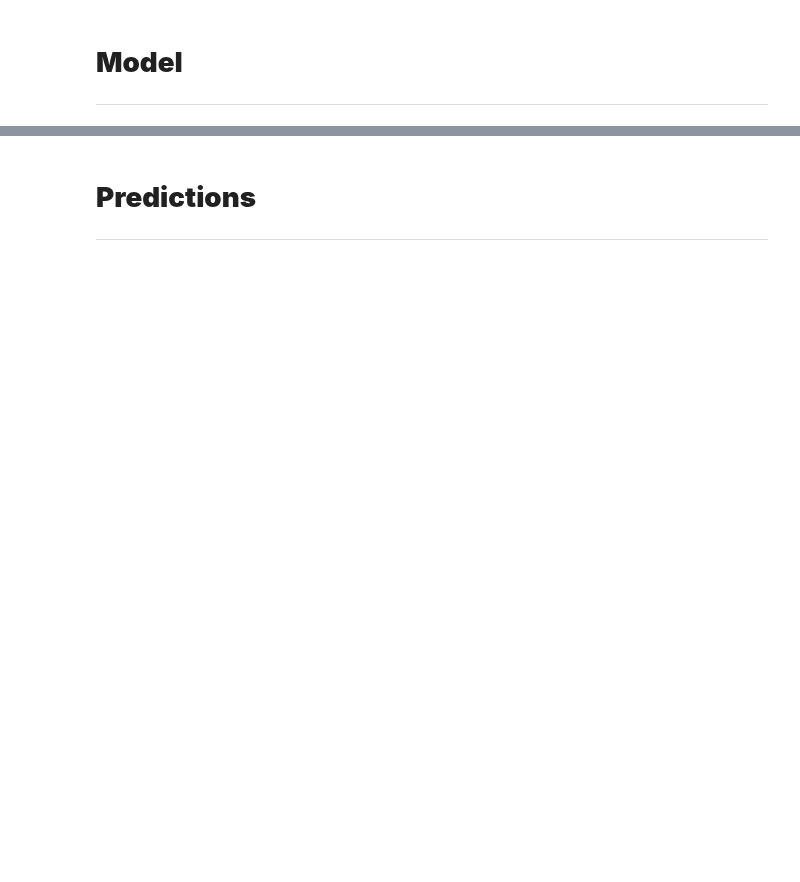
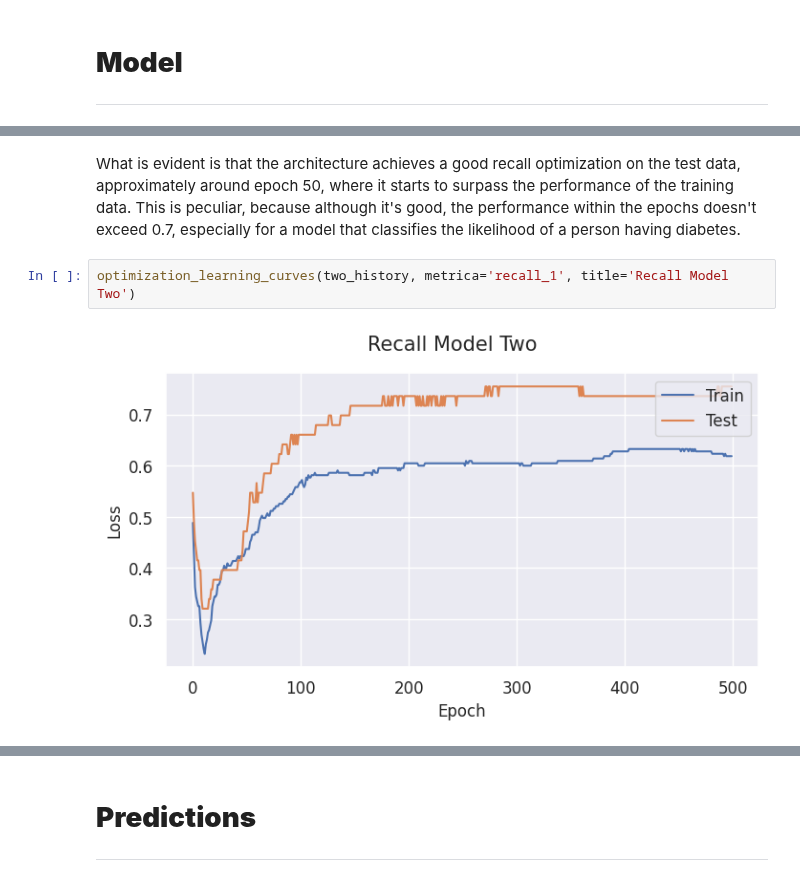
Before and after one commit to Kaiziferr/deep_learning, a Jupyter notebook: multilayer_perceptron/01_neural_network_diabetes.ipynb, the cells around one changed output, grey strips where cells are left out. Saved outputs shown, nothing was run; the diff lists cells and outputs as text; blank space fills up the shorter version.

```diff
--- a/multilayer_perceptron/01_neural_network_diabetes.ipynb
+++ b/multilayer_perceptron/01_neural_network_diabetes.ipynb
@@ -562,0 +346,6 @@ Ambos modelos tienen un rendimiento bueno en la detección de la clase positiva,
+# %% [markdown]
+What is evident is that the architecture achieves a good recall optimization on the test data, approximately around epoch 50, where it starts to surpass the performance of the training data. This is peculiar, because although it's good, the performance within the epochs doesn't exceed 0.7, especially for a model that classifies the likelihood of a person having diabetes.
+# %%
+optimization_learning_curves(two_history, metrica='recall_1', title='Recall Model Two')
+# %% [output]
+[figure, added]
```
Also changed, not shown: parts of 110 cells of this notebook.
